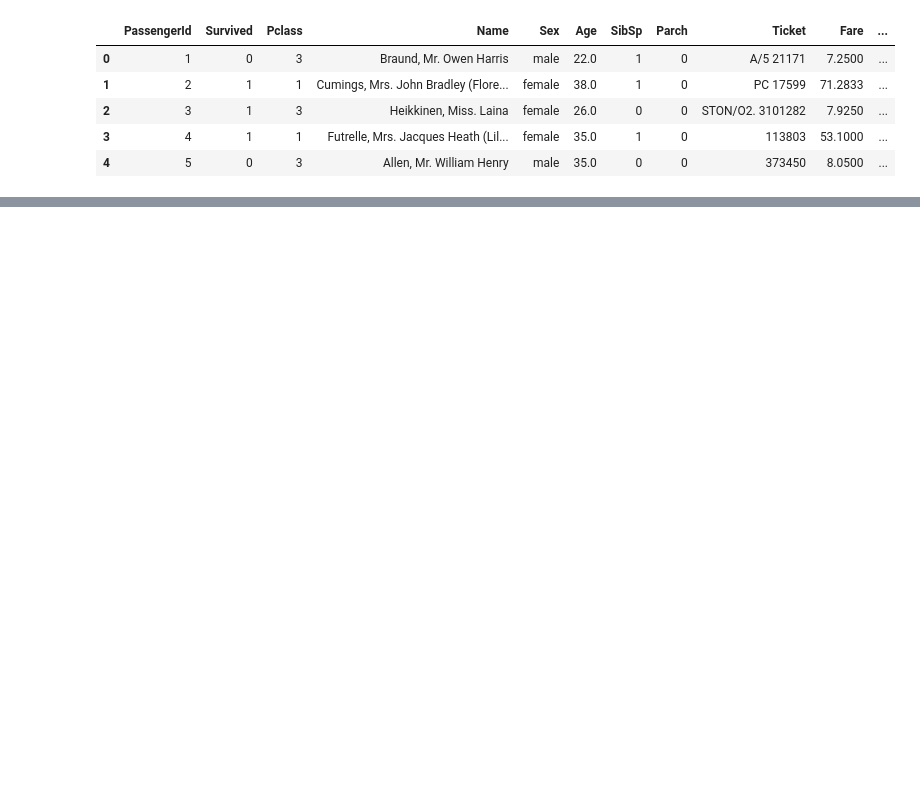
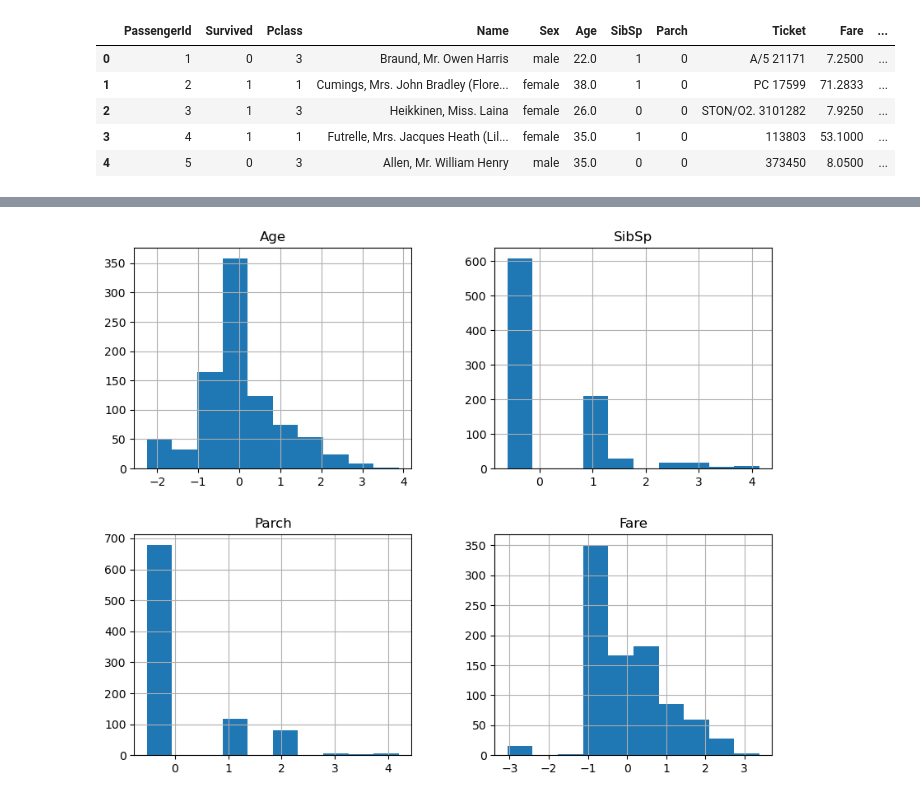
Before and after one commit to henriquemenegaz/titanic, a Jupyter notebook: submission1.ipynb, the cells around one changed output, grey strips where cells are left out. Cells and saved outputs as stored; diff of their text form; code cells hidden in the pictures; blank space fills up the shorter version.

```diff
--- a/submission1.ipynb
+++ b/submission1.ipynb
@@ -124,0 +165,14 @@ df_train_encoded
+# %%
+from sklearn.preprocessing import StandardScaler
+
+# Create an instance of the StandardScaler
+scaler = StandardScaler()
+
+# Apply standard scaling to the numerical features
+df_train[numerical_features] = scaler.fit_transform(df_train[numerical_features])
+# %%
+# Check their formats
+df_train[numerical_features].hist(figsize=(10, 8))
+plt.show()
+# %% [output]
+[figure, added]
```
Also changed, not shown: parts of 19 cells of this notebook.
